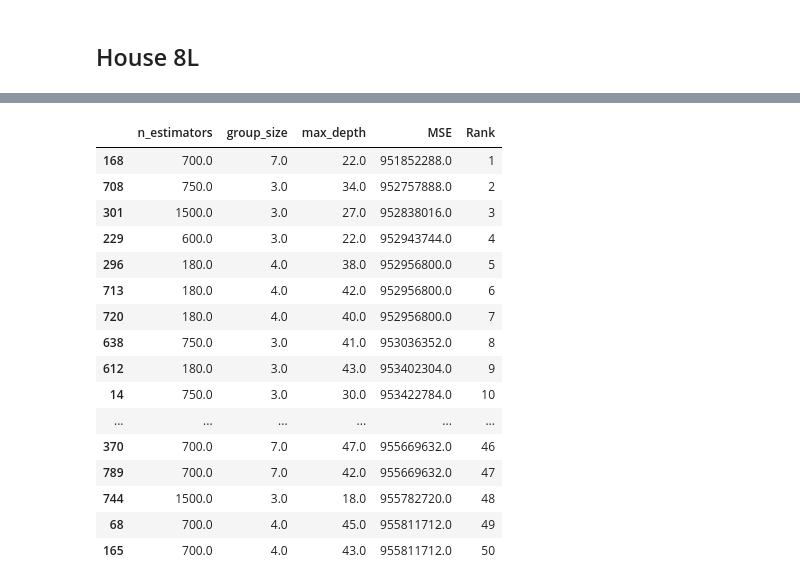
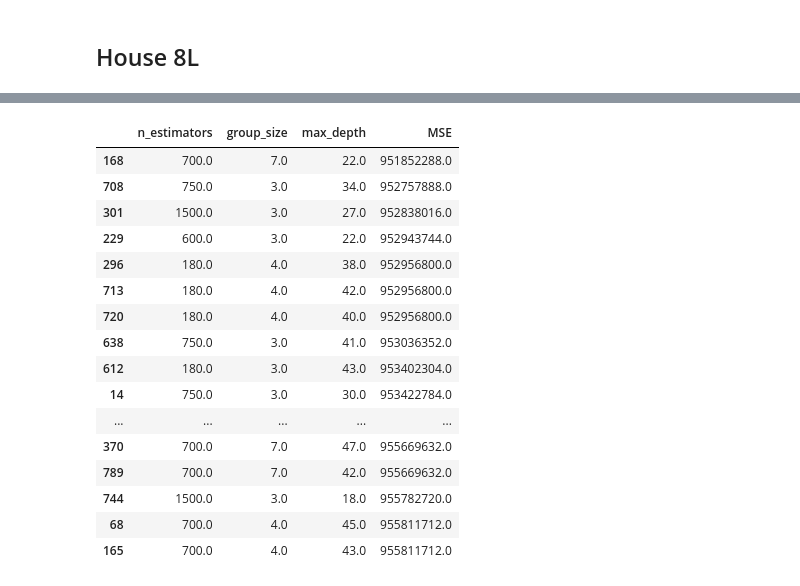
Before and after one commit to fedeegiorgi/proyecto-final, a Jupyter notebook: src/results_analysis/OOB_plus_IQR.ipynb, the cells around one changed output, grey strips where cells are left out. Saved outputs shown, nothing was run; the diff lists cells and outputs as text; code cells hidden in the pictures.

```diff
--- a/src/results_analysis/OOB_plus_IQR.ipynb
+++ b/src/results_analysis/OOB_plus_IQR.ipynb
@@ -139,27 +86,26 @@ df_house_8L
 # %%
 sorted_df_house_8L = df_house_8L.sort_values(by='MSE', ascending=True)
-sorted_df_house_8L['Rank'] = range(1, len(sorted_df_house_8L) + 1)
 
 top_50_house_8L = sorted_df_house_8L[:50]
 top_50_house_8L
 # %% [output]
-|  | n_estimators | group_size | max_depth | MSE | Rank |
-| 168 | 700.0 | 7.0 | 22.0 | 951852288.0 | 1 |
-| 708 | 750.0 | 3.0 | 34.0 | 952757888.0 | 2 |
-| 301 | 1500.0 | 3.0 | 27.0 | 952838016.0 | 3 |
-| 229 | 600.0 | 3.0 | 22.0 | 952943744.0 | 4 |
-| 296 | 180.0 | 4.0 | 38.0 | 952956800.0 | 5 |
-| 713 | 180.0 | 4.0 | 42.0 | 952956800.0 | 6 |
-| 720 | 180.0 | 4.0 | 40.0 | 952956800.0 | 7 |
-| 638 | 750.0 | 3.0 | 41.0 | 953036352.0 | 8 |
-| 612 | 180.0 | 3.0 | 43.0 | 953402304.0 | 9 |
-| 14 | 750.0 | 3.0 | 30.0 | 953422784.0 | 10 |
-| ... | ... | ... | ... | ... | ... |
-| 370 | 700.0 | 7.0 | 47.0 | 955669632.0 | 46 |
-| 789 | 700.0 | 7.0 | 42.0 | 955669632.0 | 47 |
-| 744 | 1500.0 | 3.0 | 18.0 | 955782720.0 | 48 |
-| 68 | 700.0 | 4.0 | 45.0 | 955811712.0 | 49 |
-| 165 | 700.0 | 4.0 | 43.0 | 955811712.0 | 50 |
+|  | n_estimators | group_size | max_depth | MSE |
+| 168 | 700.0 | 7.0 | 22.0 | 951852288.0 |
+| 708 | 750.0 | 3.0 | 34.0 | 952757888.0 |
+| 301 | 1500.0 | 3.0 | 27.0 | 952838016.0 |
+| 229 | 600.0 | 3.0 | 22.0 | 952943744.0 |
+| 296 | 180.0 | 4.0 | 38.0 | 952956800.0 |
+| 713 | 180.0 | 4.0 | 42.0 | 952956800.0 |
+| 720 | 180.0 | 4.0 | 40.0 | 952956800.0 |
+| 638 | 750.0 | 3.0 | 41.0 | 953036352.0 |
+| 612 | 180.0 | 3.0 | 43.0 | 953402304.0 |
+| 14 | 750.0 | 3.0 | 30.0 | 953422784.0 |
+| ... | ... | ... | ... | ... |
+| 370 | 700.0 | 7.0 | 47.0 | 955669632.0 |
+| 789 | 700.0 | 7.0 | 42.0 | 955669632.0 |
+| 744 | 1500.0 | 3.0 | 18.0 | 955782720.0 |
+| 68 | 700.0 | 4.0 | 45.0 | 955811712.0 |
+| 165 | 700.0 | 4.0 | 43.0 | 955811712.0 |
 # %%
 # Drop the 'MSE' column from each top_50 DataFrame
 top_50_wind_dropped = top_50_wind.drop(columns=['MSE'])
```
Also changed, not shown: parts of 5 cells of this notebook, 1 other file.
